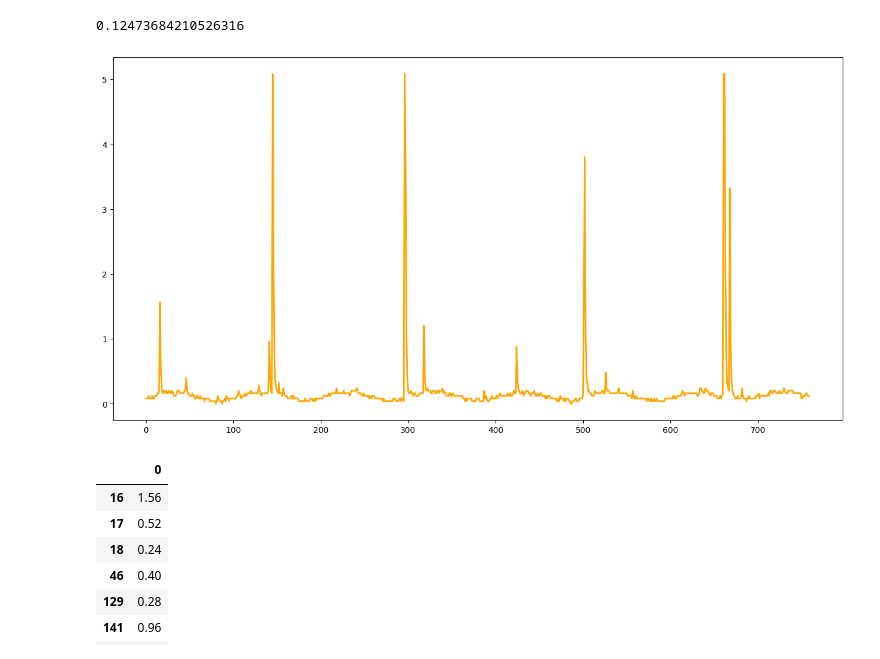
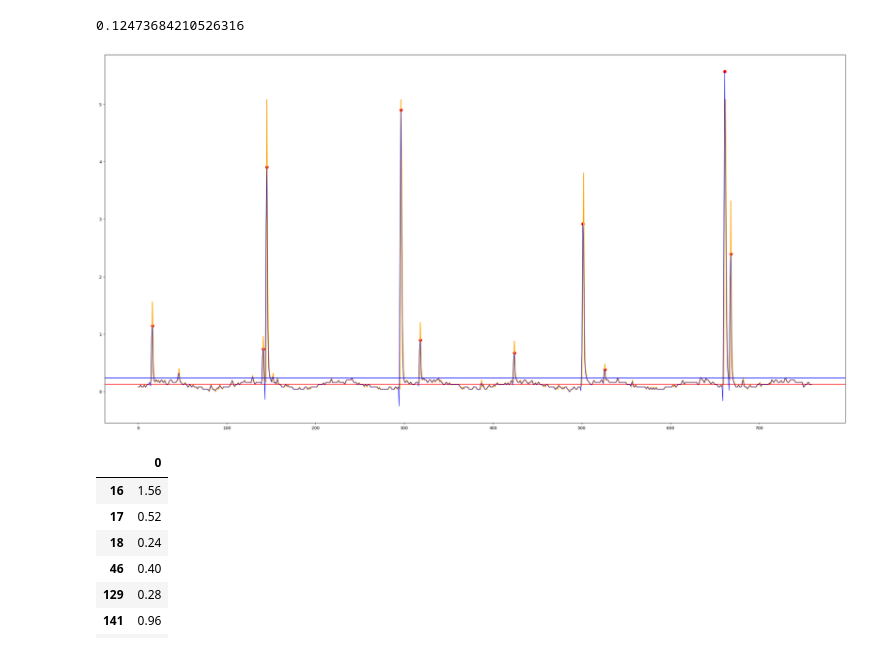
Before and after one commit to berkeryilmaz/HepML, a Jupyter notebook: osiloskopclassı.ipynb, the cells around one changed output. Cells and saved outputs as stored; diff of their text form; code cells hidden in the pictures.

```diff
--- a/osiloskopclassı.ipynb
+++ b/osiloskopclassı.ipynb
@@ -96,18 +99,18 @@ filtredPeaks = smootedData[0][peaks][smootedData[0]>0]
 filtredPeaks = filtredPeaks.keys()
 # %%
 
-plt.figure(figsize=(16, 8))
+plt.figure(figsize=(32, 16))
 plt.plot(range(0,len(readData)),readData, color="orange", linewidth=2)
 
-##plt.axhline(avg, color = 'r', linestyle = '-')
-##plt.axhline(trshld, color = 'blue', linestyle = '-')
+plt.axhline(avg, color = 'r', linestyle = '-')
+plt.axhline(trshld, color = 'blue', linestyle = '-')
 
-#plt.plot(range(0,len(smootedData)),smootedData, color="blue", linewidth=1)
+plt.plot(range(0,len(smootedData)),smootedData, color="blue", linewidth=1)
 ##plt.plot(range(0,len(smootedData2)),smootedData2, color="purple", linewidth=1)
-#plt.scatter(filtredPeaks,smootedData[0][filtredPeaks], color="red", linewidth=2)
+plt.scatter(filtredPeaks,smootedData[0][filtredPeaks], color="red", linewidth=2)
 plt.show()
 # %% [output]
-[figure, old version]
+[figure, new version]
 # %%
 readData[readData[0]> trshld]
 # %% [output]
```
Also changed, not shown: parts of 2 cells of this notebook, 9 other files.
